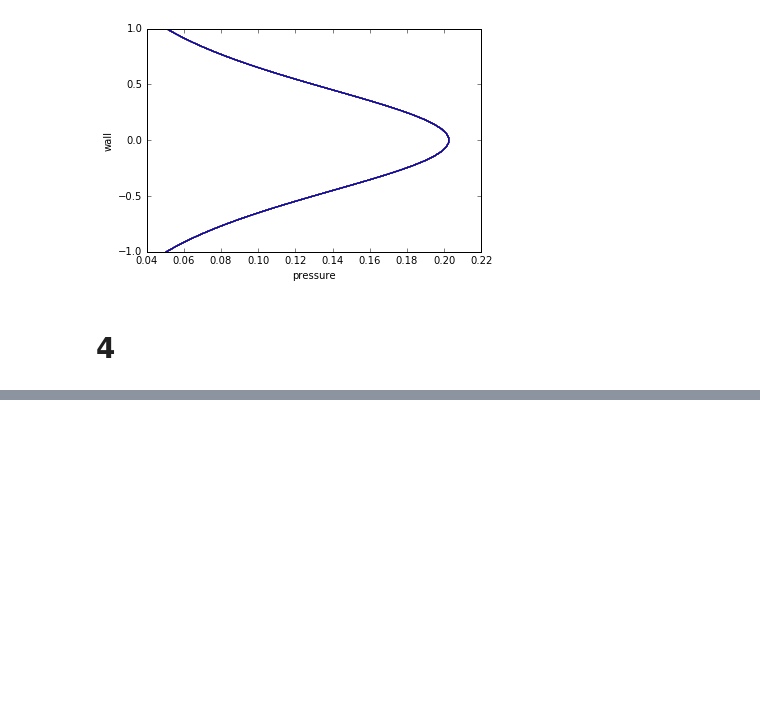
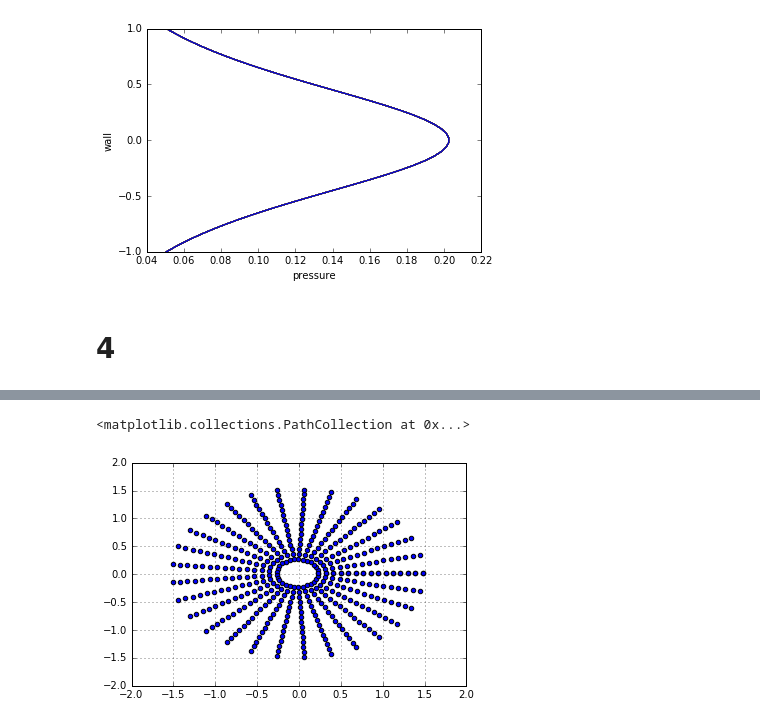
Before and after one commit to vickyat/Aero_Hydro2, a Jupyter notebook: Complex_Potential/HW6_Thomas.ipynb, the cells around one changed output, grey strips where cells are left out. Cells and saved outputs as stored; diff of their text form; code cells hidden in the pictures; blank space fills up the shorter version.

```diff
--- a/Complex_Potential/HW6_Thomas.ipynb
+++ b/Complex_Potential/HW6_Thomas.ipynb
@@ -280 +287,10 @@ pyplot.scatter(zetaf.real,zetaf.imag)
+# %%
+z,zeta = jt1(.25,0.1,0.04,R,THETA)
+
+#zeta plane
+pyplot.grid(True)
+pyplot.scatter(zeta.real,zeta.imag)
+# %% [output]
+<matplotlib.collections.PathCollection at 0x...>
+[figure, added]
 # %%
```
Also changed, not shown: parts of 8 cells of this notebook, 2 other files.
